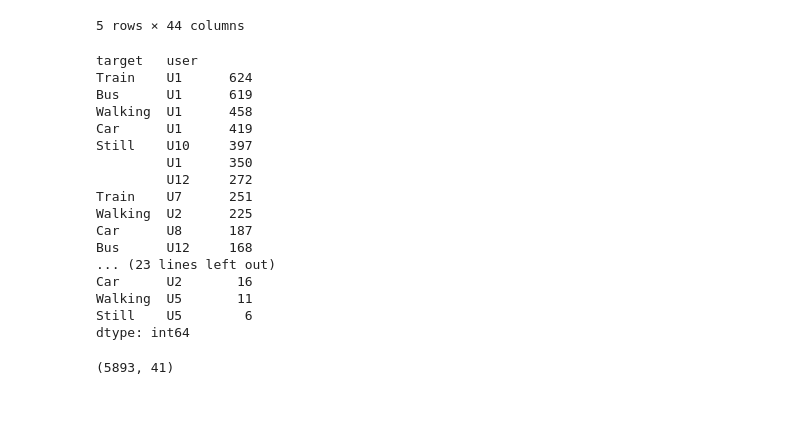
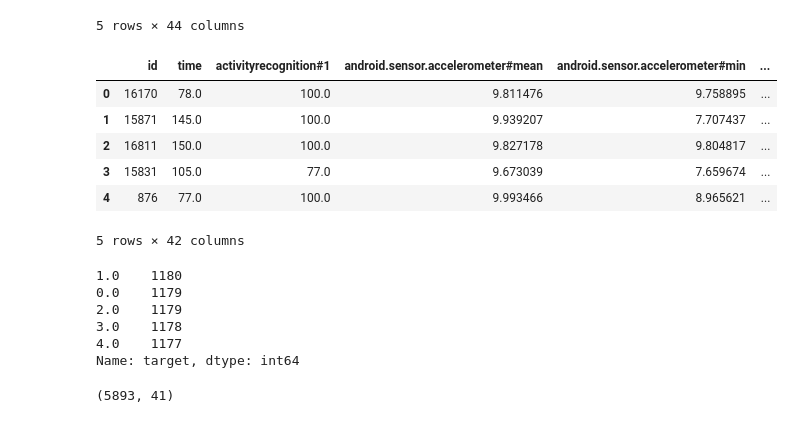
Before and after one commit to Islompulatov/Build_week_2, a Jupyter notebook: data_prep.ipynb, the cells around one changed output. Saved outputs shown, nothing was run; the diff lists cells and outputs as text; code cells hidden in the pictures.

```diff
--- a/data_prep.ipynb
+++ b/data_prep.ipynb
@@ -187,23 +185,24 @@ y = new_target
+# %%
+data = pd.concat([x,y], axis=1)
+# %%
+data.head()
+# %% [output]
+|  | id | time | activityrecognition#1 | android.sensor.accelerometer#mean | android.sensor.accelerometer#min | ... |
+| 0 | 16170 | 78.0 | 100.0 | 9.811476 | 9.758895 | ... |
+| 1 | 15871 | 145.0 | 100.0 | 9.939207 | 7.707437 | ... |
+| 2 | 16811 | 150.0 | 100.0 | 9.827178 | 9.804817 | ... |
+| 3 | 15831 | 105.0 | 77.0 | 9.673039 | 7.659674 | ... |
+| 4 | 876 | 77.0 | 100.0 | 9.993466 | 8.965621 | ... |
+5 rows × 42 columns
 # %%
-final_data[['target','user']].value_counts()
+data['target'].value_counts()
 # %% [output]
-target   user
-Train    U1      624
-Bus      U1      619
-Walking  U1      458
-Car      U1      419
-Still    U10     397
-         U1      350
-         U12     272
-Train    U7      251
-Walking  U2      225
-Car      U8      187
-Bus      U12     168
-... (23 lines left out)
-Car      U2       16
-Walking  U5       11
-Still    U5        6
-dtype: int64
+1.0    1180
+0.0    1179
+2.0    1179
+3.0    1178
+4.0    1177
+Name: target, dtype: int64
 # %%
 x.shape
 # %% [output]
```
Also changed, not shown: parts of 10 cells of this notebook, 2 other files.
